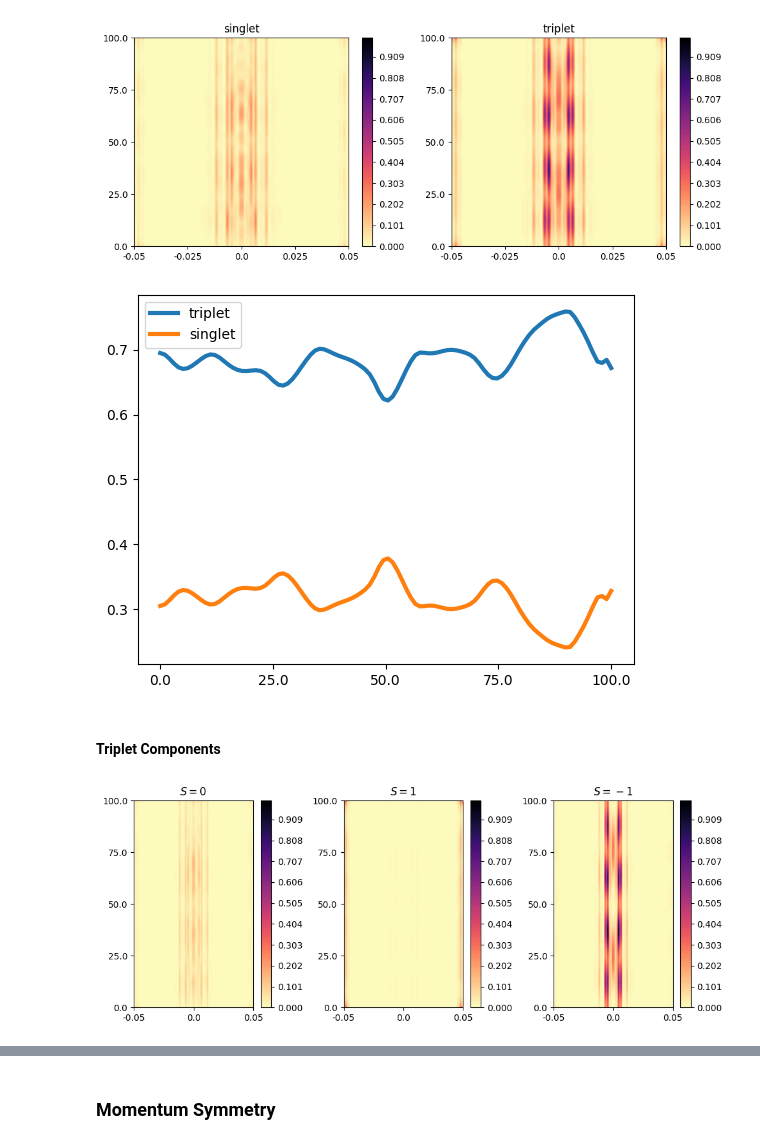
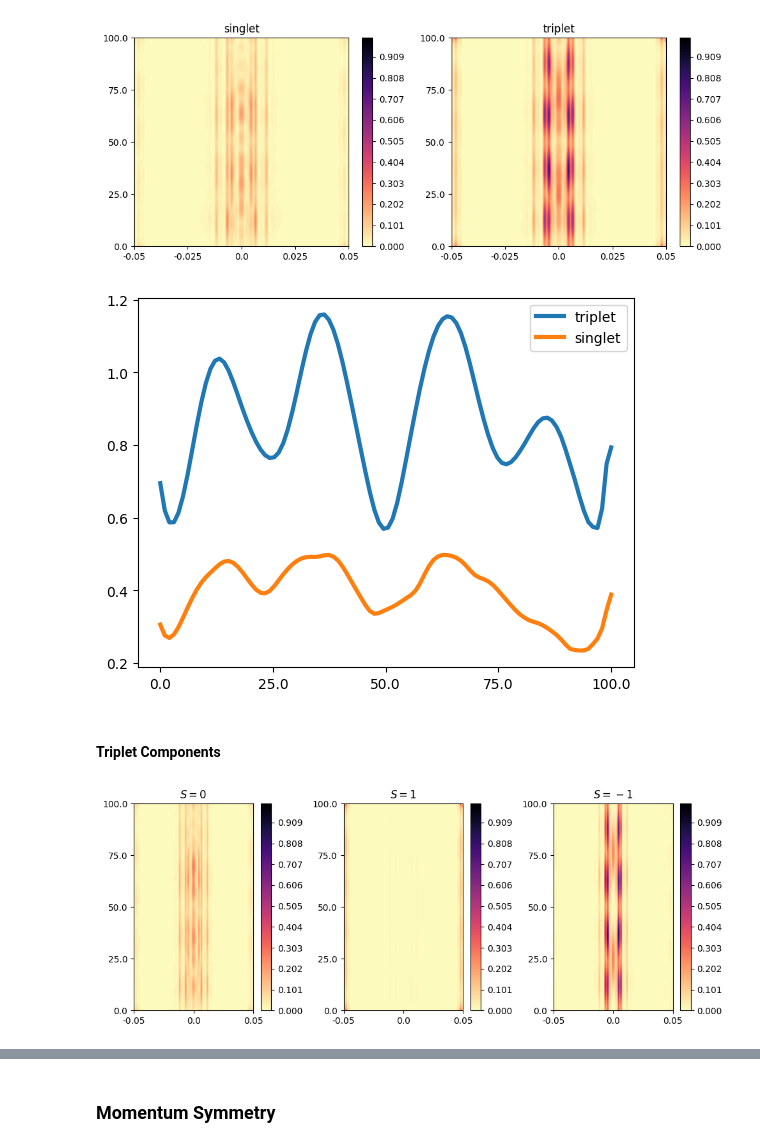
Before and after one commit to danidimic/MTI_SC_Gorkov, a Jupyter notebook: Pairing_Averaged_Bulk.ipynb, the cells around one changed output, grey strips where cells are left out. Cells and saved outputs as stored; diff of their text form; code cells hidden in the pictures.

```diff
--- a/Pairing_Averaged_Bulk.ipynb
+++ b/Pairing_Averaged_Bulk.ipynb
@@ -213,12 +213,28 @@ plt.ylabel('z [$\AA$]');
 F_swap = np.array([[Block_Reverse(f) for f in F1] for F1 in F_data])
 
 # matrices for signlet
-F_singlet = 0.5*(F_data - F_swap)
+F_odd = 0.5*(F_data - F_swap)
 # matrices for triplet
-F_triplet = 0.5*(F_data + F_swap)
+F_even = 0.5*(F_data + F_swap)
 
-fs = np.linalg.norm(F_singlet, axis=(2, 3))
-ft = np.linalg.norm(F_triplet, axis=(2, 3))
+
+# spin singlet S=0 part
+Fs_0 = np.sqrt(2)*F_odd[:, :, 0:2, 2:4]; fs_0 = np.linalg.norm(Fs_0, axis=(2, 3))
+
+# spin triplet S=0 part
+Ft_0 = np.sqrt(2)*F_even[:, :, 0:2, 2:4]; ft_0 = np.linalg.norm(Ft_0, axis=(2, 3))
+# spin triplet S=1 part
+Ft_p1 = F_even[:, :, 0:2, 0:2]; ft_p1 = np.linalg.norm(Ft_p1, axis=(2, 3))
+# spin triplet S=-1 part
+Ft_m1 = F_even[:, :, 2:4, 2:4]; ft_m1 = np.linalg.norm(Ft_m1, axis=(2, 3))
+
+
+# total singlet component
+fs = fs_0
+# total triplet component
+ft = np.sqrt( ft_0*ft_0 + ft_p1*ft_p1 + ft_m1*ft_m1  )
+
+# normalize
 norm = np.max(fs+ft)
 
 print(fs.shape, ft.shape)
@@ -247,46 +263,37 @@ plt.show()
 # %% [output]
 [figure]
 # %%
-norm = np.sum(fs+ft, axis=0)
+norm = np.sum(fs+ft, axis=0)[0]
 
-triplet = np.sum(ft, axis=0)/norm
-singlet = np.sum(fs, axis=0)/norm
-
-plt.plot(triplet, lw=3, label='triplet')
-plt.plot(singlet, lw=3, label='singlet')
-#plt.plot(singlet+triplet, lw=2, c='black')
-
+plt.plot(np.sum(ft, axis=0)/norm, lw=3, label='triplet')
+plt.plot(np.sum(fs, axis=0)/norm, lw=3, label='singlet')
 
 plt.xticks(y_ticks, y_labels);
 plt.legend();
+
+#plt.savefig('PPT/tau_-1_spin_symm.pdf', bbox_inches='tight', pad_inches=0.1)
+#plt.savefig('PPT/tau_-1_spin_symm.svg', bbox_inches='tight', pad_inches=0.1)
 # %% [output]
-[figure, old version]
+[figure, new version]
 # %% [markdown]
 #### **Triplet Components**
 # %%
-# spin S=0 part
-F0 = 1./np.sqrt(2)*F_triplet[:, :, 0:2, 2:4]; f0 = np.linalg.norm(F0, axis=(2, 3))
-# spin S=1 part
-Fp1 = F_triplet[:, :, 0:2, 0:2]; fp1 = np.linalg.norm(Fp1, axis=(2, 3))
-# spin S=-1 part
-Fm1 = F_triplet[:, :, 2:4, 2:4]; fm1 = np.linalg.norm(Fm1, axis=(2, 3))
-
-norm = np.max(f0+fp1+fm1)
+norm = np.max(ft_0+ft_p1+ft_m1)
 
 fig, axes = plt.subplots(1, 3, figsize=(10, 4))  # 1 row, 2 columns
 
 # First contour plot
-c1 = axes[0].contourf(f0.T/norm, cmap='magma_r', levels=np.linspace(0,1, 100),)
+c1 = axes[0].contourf(ft_0.T/norm, cmap='magma_r', levels=np.linspace(0,1, 100),)
 fig.colorbar(c1, ax=axes[0])
 axes[0].set_title('$S=0$')
 
 # Second contour plot
-c2 = axes[1].contourf(fp1.T/norm, cmap='magma_r', levels=np.linspace(0,1, 100),)
+c2 = axes[1].contourf(ft_p1.T/norm, cmap='magma_r', levels=np.linspace(0,1, 100),)
 fig.colorbar(c2, ax=axes[1])
 axes[1].set_title('$S=1$')
 
 # Third contour plot
-c3 = axes[2].contourf(fm1.T/norm, cmap='magma_r', levels=np.linspace(0,1, 100),)
+c3 = axes[2].contourf(ft_m1.T/norm, cmap='magma_r', levels=np.linspace(0,1, 100),)
 fig.colorbar(c3, ax=axes[2])
 axes[2].set_title('$S=-1$')
 
@@ -301,5 +308,5 @@ for ax in axes:
 plt.tight_layout()
 plt.show()
 # %% [output]
-[figure, old version]
+[figure, new version]
 # %%
```
Also changed, not shown: parts of 1 cell of this notebook, 5 other files.
